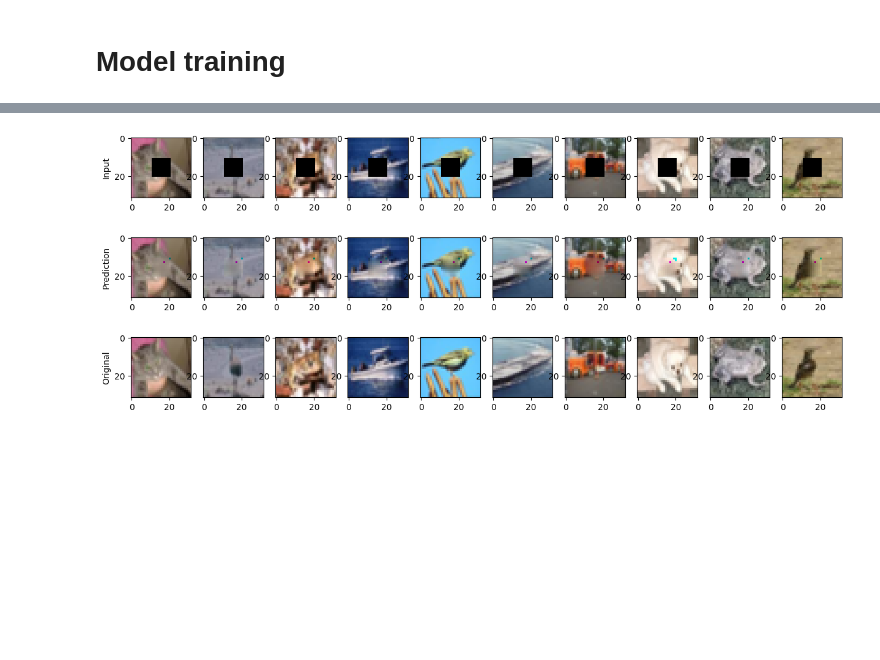
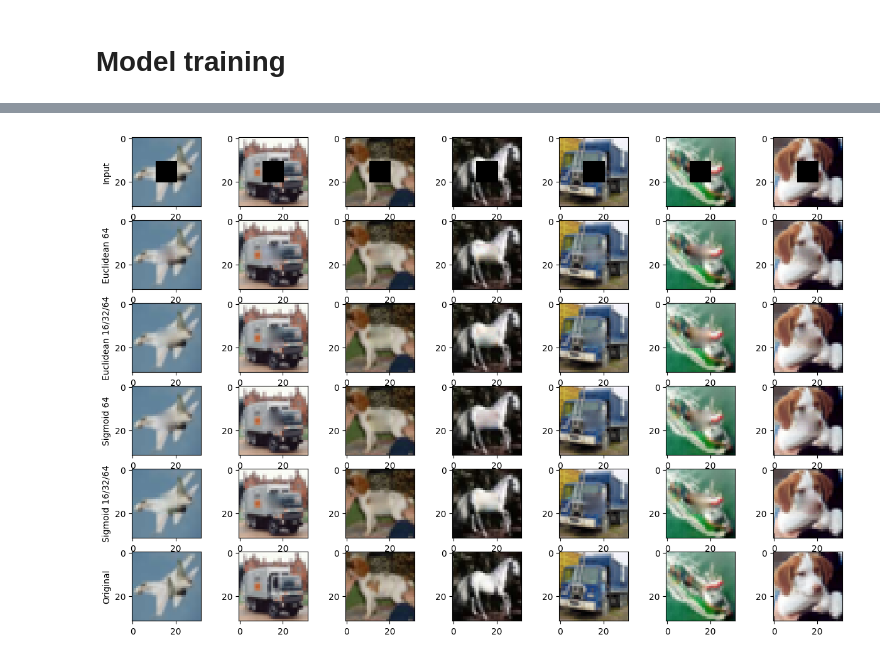
Before and after one commit to BoKna031/ImageInpainting, a Jupyter notebook: ImageInpaintingCIFAR_10.ipynb, the cells around one changed output, grey strips where cells are left out. Drawn from its saved outputs; the diff is of its cells as text; code cells hidden in the pictures; blank space fills up the shorter version.

Commit message:
Version with 4 models and history of loss function

```diff
--- a/ImageInpaintingCIFAR_10.ipynb
+++ b/ImageInpaintingCIFAR_10.ipynb
@@ -278,2 +291,3 @@ Epoch 10/10
 # %%
-MODEL_PATH = "/content/drive/MyDrive/Colab Notebooks/ImageInpainting/CIFAR-10"
+MODEL_PATH = "/content/drive/MyDrive/Colab Notebooks/ImageInpainting/CIFAR-10/trained-models"
+HISTORY_PATH = "/content/drive/MyDrive/Colab Notebooks/ImageInpainting/CIFAR-10/history"
@@ -284,2 +293,0 @@ model.save(MODEL_PATH + "/model.h5")
-# %%
-MODEL_PATH = "/content/drive/MyDrive/Colab Notebooks/ImageInpainting/CIFAR-10"
@@ -286,3 +361,10 @@ MODEL_PATH = "/content/drive/MyDrive/Colab Notebooks/ImageInpainting/CIFAR-10"
+# %%
+from keras.models import load_model
+
+euc1_model = load_model(MODEL_PATH + "/euclidean_model_1.h5")
+euc2_model = load_model(MODEL_PATH + "/euclidean_model_2.h5")
+sigm1_model = load_model(MODEL_PATH + "/sigmoid_model.h5")
+sigm2_model = load_model(MODEL_PATH + "/sigmoid_model_64.h5")
 # %%
 def full_image(nb_img, center):
   modified_image = np.copy(nb_img)
@@ -313,0 +376,8 @@ plt.show()
+# %%
+data = test_eucl_in[10:60]
+output = test_eucl_out[10:60]
+
+pred_m1 = euc1_model.predict(data)
+pred_m2 = euc2_model.predict(data)
+pred_m3 = sigm1_model.predict(data)
+pred_m4 = sigm2_model.predict(data)
@@ -314,19 +389,24 @@ plt.show()
 # %%
-fig, axes = plt.subplots(3, 10, figsize=(15, 6))
-for i in range(10):
-    prediction_image = np.reshape(predictions[i], (10, 10, 3))
-
+fig, axes = plt.subplots(6, 7, figsize=(15, 10))
+for i in range(7):
+    p_m1_img = np.reshape(pred_m1[i], (10, 10, 3))
+    p_m2_img = np.reshape(pred_m2[i], (10, 10, 3))
+    p_m3_img = np.reshape(pred_m3[i], (10, 10, 3))
+    p_m4_img = np.reshape(pred_m4[i], (10, 10, 3))
     axes[0][i].imshow(data[i])
-    #axes[0][i].axis('off')
-    axes[1][i].imshow(full_image(data[i],prediction_image))
-    #axes[1][i].axis('off')
+    axes[1][i].imshow(full_image(data[i],p_m1_img))
+    axes[2][i].imshow(full_image(data[i],p_m2_img))
+    axes[3][i].imshow(full_image(data[i],p_m3_img))
+    axes[4][i].imshow(full_image(data[i],p_m4_img))
 
     org_image = np.reshape(output[i], (10, 10, 3))
-    axes[2][i].imshow(full_image(data[i],org_image))
-    #axes[2][i].axis('off')
+    axes[5][i].imshow(full_image(data[i],org_image))
 
 axes[0][0].set_ylabel("Input")
-axes[1][0].set_ylabel("Prediction")
-axes[2][0].set_ylabel("Original")
+axes[1][0].set_ylabel("Euclidean 64")
+axes[2][0].set_ylabel("Euclidean 16/32/64")
+axes[3][0].set_ylabel("Sigmoid 64")
+axes[4][0].set_ylabel("Sigmoid 16/32/64")
+axes[5][0].set_ylabel("Original")
 plt.show()
 # %% [output]
@@ -333 +414 @@ plt.show()
-[figure, old version]
+[figure, new version]
```
Also changed, not shown: parts of 61 cells of this notebook.
